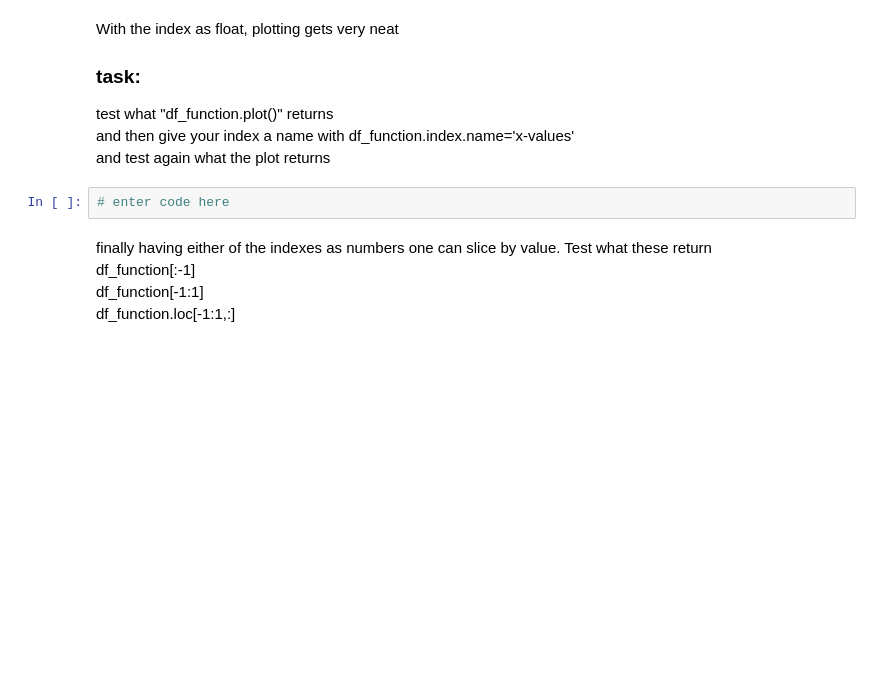
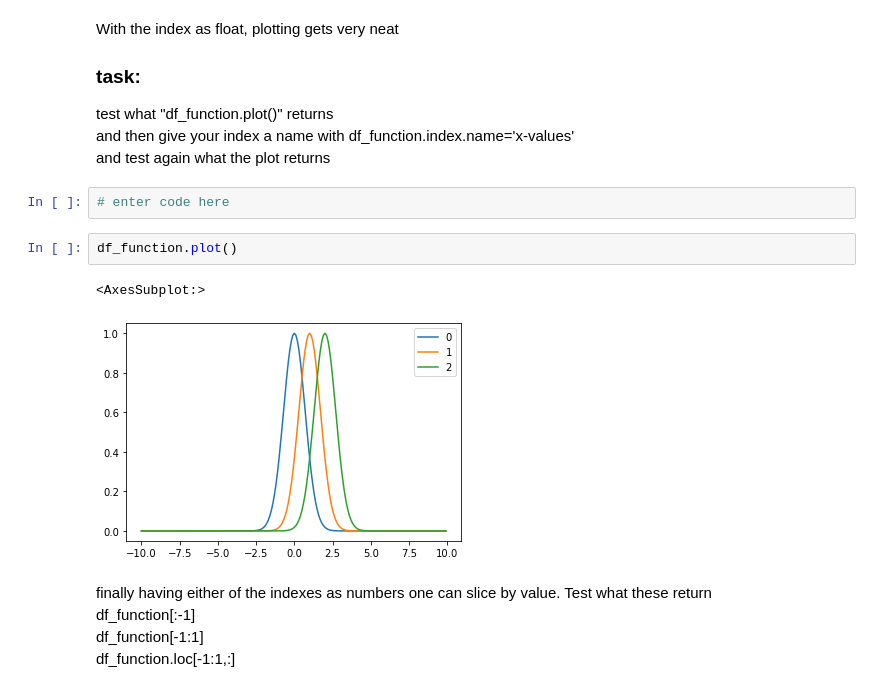
Before and after one commit to luchem/python_for_chemists, a Jupyter notebook: lectures/Lecture6.ipynb, the cells around one changed output. Cells and saved outputs as stored; diff of their text form; blank space fills up the shorter version.

```diff
--- a/lectures/Lecture6.ipynb
+++ b/lectures/Lecture6.ipynb
@@ -88,6 +317,11 @@ and then give your index a name with df_function.index.name='x-values'<br>
 and test again what the plot returns
 # %%
 # enter code here
+# %%
+df_function.plot()
+# %% [output]
+<AxesSubplot:>
+[figure, added]
 # %% [markdown]
 finally having either of the  indexes as numbers one can slice by value. Test what these return<br>
 df_function[:-1]<br>
```
Also changed, not shown: parts of 67 cells of this notebook, 2 other files.
